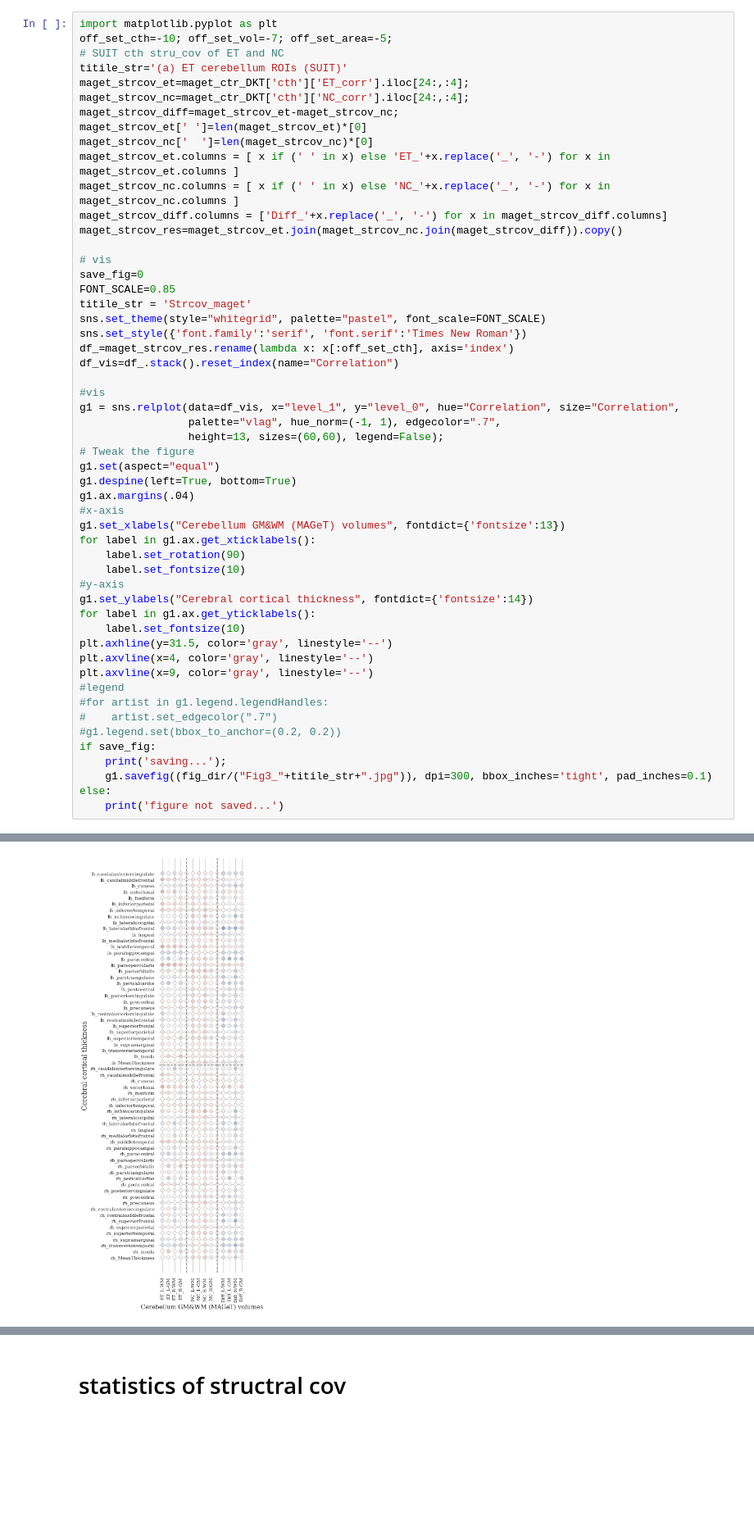
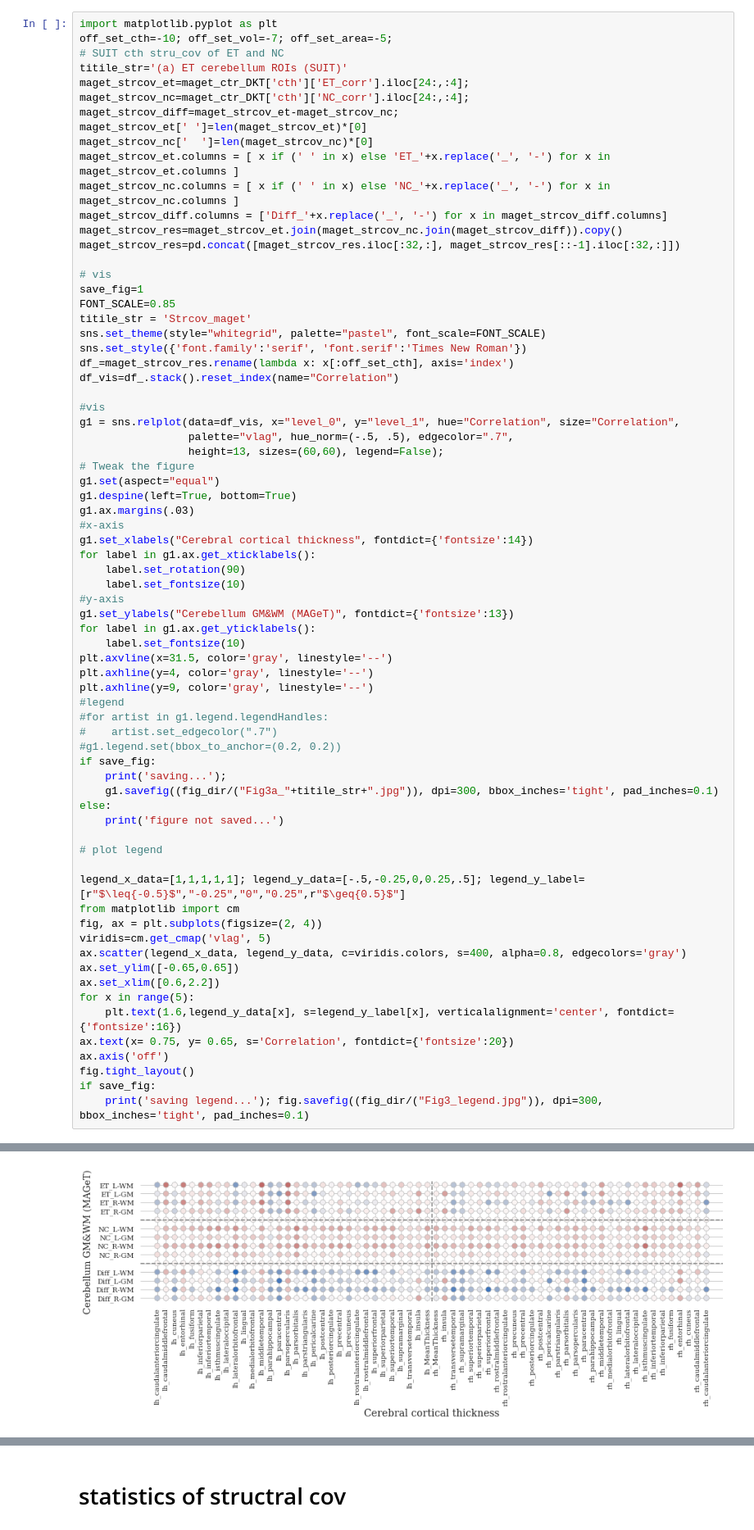
Before and after one commit to neurodatascience/ET_biomarker, a Jupyter notebook: stats/5_structrual_cov.ipynb, the cells around one changed output, grey strips where cells are left out. Shown at 82% size. Drawn from its saved outputs; the diff is of its cells as text; blank space fills up the shorter version.

Commit message:
update stru_cov figures (horizontal+swarmplot).

```diff
--- a/stats/5_structrual_cov.ipynb
+++ b/stats/5_structrual_cov.ipynb
@@ -227,9 +227,10 @@ maget_strcov_et.columns = [ x if (' ' in x) else 'ET_'+x.replace('_', '-') for x
 maget_strcov_nc.columns = [ x if (' ' in x) else 'NC_'+x.replace('_', '-') for x in maget_strcov_nc.columns ]
 maget_strcov_diff.columns = ['Diff_'+x.replace('_', '-') for x in maget_strcov_diff.columns]
 maget_strcov_res=maget_strcov_et.join(maget_strcov_nc.join(maget_strcov_diff)).copy()
+maget_strcov_res=pd.concat([maget_strcov_res.iloc[:32,:], maget_strcov_res[::-1].iloc[:32,:]])
 
 # vis
-save_fig=0
+save_fig=1
 FONT_SCALE=0.85
 titile_str = 'Strcov_maget'
 sns.set_theme(style="whitegrid", palette="pastel", font_scale=FONT_SCALE)
@@ -238,33 +239,50 @@ df_=maget_strcov_res.rename(lambda x: x[:off_set_cth], axis='index')
 df_vis=df_.stack().reset_index(name="Correlation")
 
 #vis
-g1 = sns.relplot(data=df_vis, x="level_1", y="level_0", hue="Correlation", size="Correlation",
-                 palette="vlag", hue_norm=(-1, 1), edgecolor=".7",
+g1 = sns.relplot(data=df_vis, x="level_0", y="level_1", hue="Correlation", size="Correlation",
+                 palette="vlag", hue_norm=(-.5, .5), edgecolor=".7",
                  height=13, sizes=(60,60), legend=False);
 # Tweak the figure
 g1.set(aspect="equal")
 g1.despine(left=True, bottom=True)
-g1.ax.margins(.04)
+g1.ax.margins(.03)
 #x-axis
-g1.set_xlabels("Cerebellum GM&WM (MAGeT) volumes", fontdict={'fontsize':13})
+g1.set_xlabels("Cerebral cortical thickness", fontdict={'fontsize':14})
 for label in g1.ax.get_xticklabels():
     label.set_rotation(90)
     label.set_fontsize(10)
 #y-axis
-g1.set_ylabels("Cerebral cortical thickness", fontdict={'fontsize':14})
+g1.set_ylabels("Cerebellum GM&WM (MAGeT)", fontdict={'fontsize':13})
 for label in g1.ax.get_yticklabels():
     label.set_fontsize(10)
-plt.axhline(y=31.5, color='gray', linestyle='--')
-plt.axvline(x=4, color='gray', linestyle='--')
-plt.axvline(x=9, color='gray', linestyle='--')
+plt.axvline(x=31.5, color='gray', linestyle='--')
+plt.axhline(y=4, color='gray', linestyle='--')
+plt.axhline(y=9, color='gray', linestyle='--')
 #legend
 #for artist in g1.legend.legendHandles:
 #    artist.set_edgecolor(".7")
 #g1.legend.set(bbox_to_anchor=(0.2, 0.2))
 if save_fig:
     print('saving...');
-    g1.savefig((fig_dir/("Fig3_"+titile_str+".jpg")), dpi=300, bbox_inches='tight', pad_inches=0.1)
+    g1.savefig((fig_dir/("Fig3a_"+titile_str+".jpg")), dpi=300, bbox_inches='tight', pad_inches=0.1)
 else:
     print('figure not saved...')
+
+# plot legend
+
+legend_x_data=[1,1,1,1,1]; legend_y_data=[-.5,-0.25,0,0.25,.5]; legend_y_label=[r"$\leq{-0.5}$","-0.25","0","0.25",r"$\geq{0.5}$"]
+from matplotlib import cm
+fig, ax = plt.subplots(figsize=(2, 4))
+viridis=cm.get_cmap('vlag', 5)
+ax.scatter(legend_x_data, legend_y_data, c=viridis.colors, s=400, alpha=0.8, edgecolors='gray')
+ax.set_ylim([-0.65,0.65])
+ax.set_xlim([0.6,2.2])
+for x in range(5):
+    plt.text(1.6,legend_y_data[x], s=legend_y_label[x], verticalalignment='center', fontdict={'fontsize':16})
+ax.text(x= 0.75, y= 0.65, s='Correlation', fontdict={'fontsize':20})
+ax.axis('off')
+fig.tight_layout()
+if save_fig:
+    print('saving legend...'); fig.savefig((fig_dir/("Fig3_legend.jpg")), dpi=300, bbox_inches='tight', pad_inches=0.1)
 # %% [output]
 saving...
@@ -271 +290 @@ saving...
-[figure, old version]
+[figure, new version]
```
Also changed, not shown: parts of 3 cells of this notebook, 4 other files.
